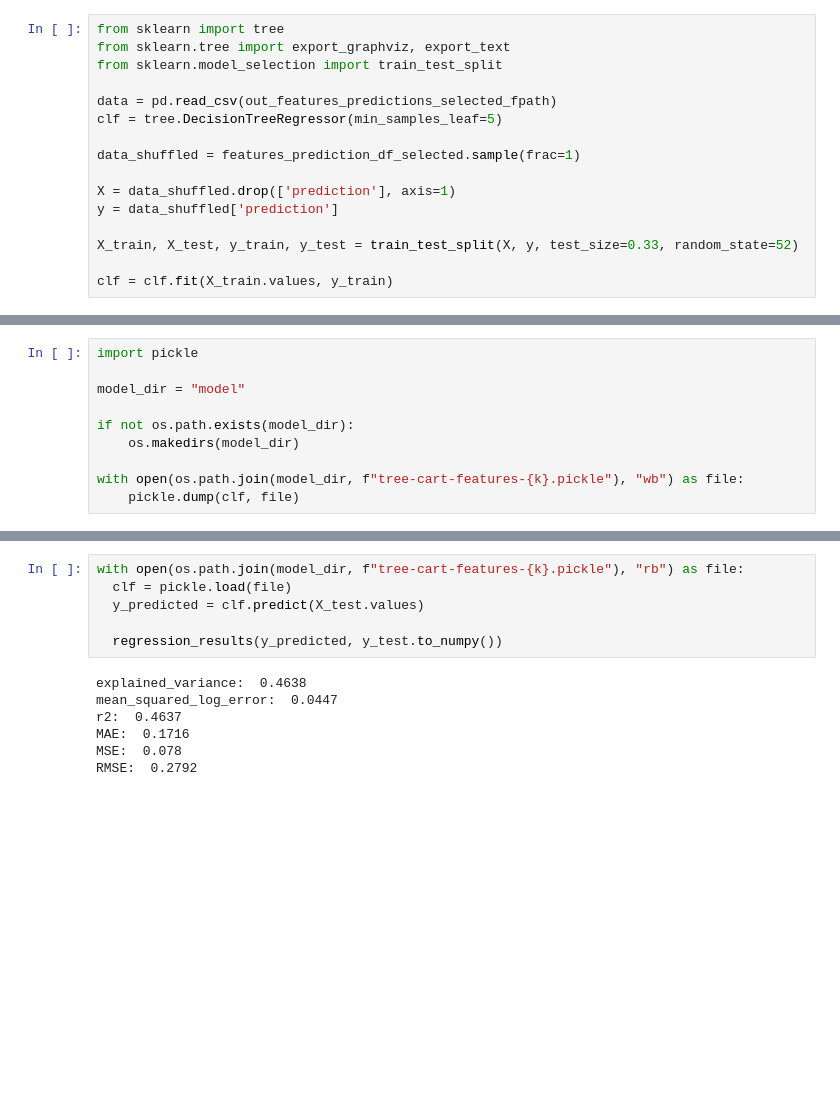
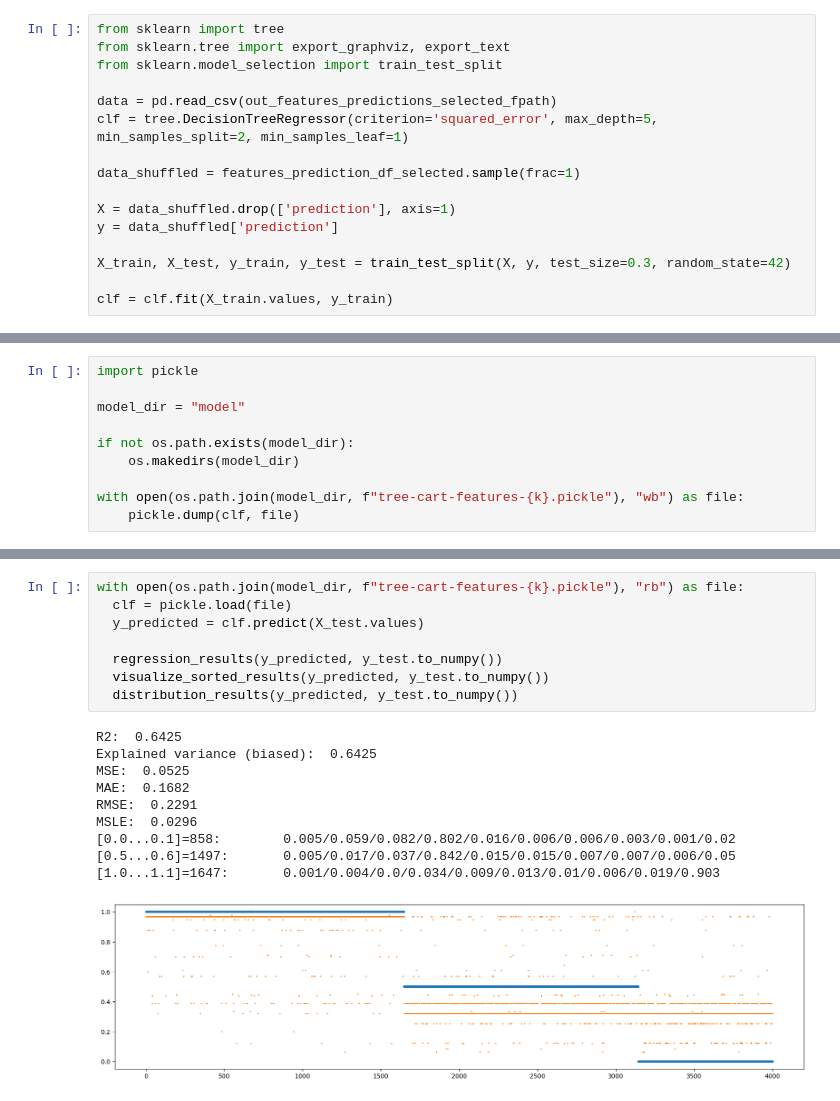
Before and after one commit to zubrailx/road-condition-monitoring, a Jupyter notebook: guessr/pvs_cart.ipynb, the cells around one changed output, grey strips where cells are left out. Drawn from its saved outputs; the diff is of its cells as text; blank space fills up the shorter version.

```diff
--- a/guessr/pvs_cart.ipynb
+++ b/guessr/pvs_cart.ipynb
@@ -414,14 +421,14 @@ from sklearn.tree import export_graphviz, export_text
 from sklearn.model_selection import train_test_split
 
 data = pd.read_csv(out_features_predictions_selected_fpath)
-clf = tree.DecisionTreeRegressor(min_samples_leaf=5)
+clf = tree.DecisionTreeRegressor(criterion='squared_error', max_depth=5, min_samples_split=2, min_samples_leaf=1)
 
 data_shuffled = features_prediction_df_selected.sample(frac=1)
 
 X = data_shuffled.drop(['prediction'], axis=1)
 y = data_shuffled['prediction']
 
-X_train, X_test, y_train, y_test = train_test_split(X, y, test_size=0.33, random_state=52)
+X_train, X_test, y_train, y_test = train_test_split(X, y, test_size=0.3, random_state=42)
 
 clf = clf.fit(X_train.values, y_train)
 # %%
@@ -464,13 +503,19 @@ with open(os.path.join(model_dir, f"tree-cart-features-{k}.pickle"), "wb") as fi
 # %%
 with open(os.path.join(model_dir, f"tree-cart-features-{k}.pickle"), "rb") as file:
   clf = pickle.load(file)
   y_predicted = clf.predict(X_test.values)
 
   regression_results(y_predicted, y_test.to_numpy())
+  visualize_sorted_results(y_predicted, y_test.to_numpy())
+  distribution_results(y_predicted, y_test.to_numpy())
 # %% [output]
-explained_variance:  0.4638
-mean_squared_log_error:  0.0447
-r2:  0.4637
-MAE:  0.1716
-MSE:  0.078
-RMSE:  0.2792
+R2:  0.6425
+Explained variance (biased):  0.6425
+MSE:  0.0525
+MAE:  0.1682
+RMSE:  0.2291
+MSLE:  0.0296
+[0.0...0.1]=858:        0.005/0.059/0.082/0.802/0.016/0.006/0.006/0.003/0.001/0.02
+[0.5...0.6]=1497:       0.005/0.017/0.037/0.842/0.015/0.015/0.007/0.007/0.006/0.05
+[1.0...1.1]=1647:       0.001/0.004/0.0/0.034/0.009/0.013/0.01/0.006/0.019/0.903
+[figure, added]
```
Also changed, not shown: parts of 6 cells of this notebook, 9 other files.
